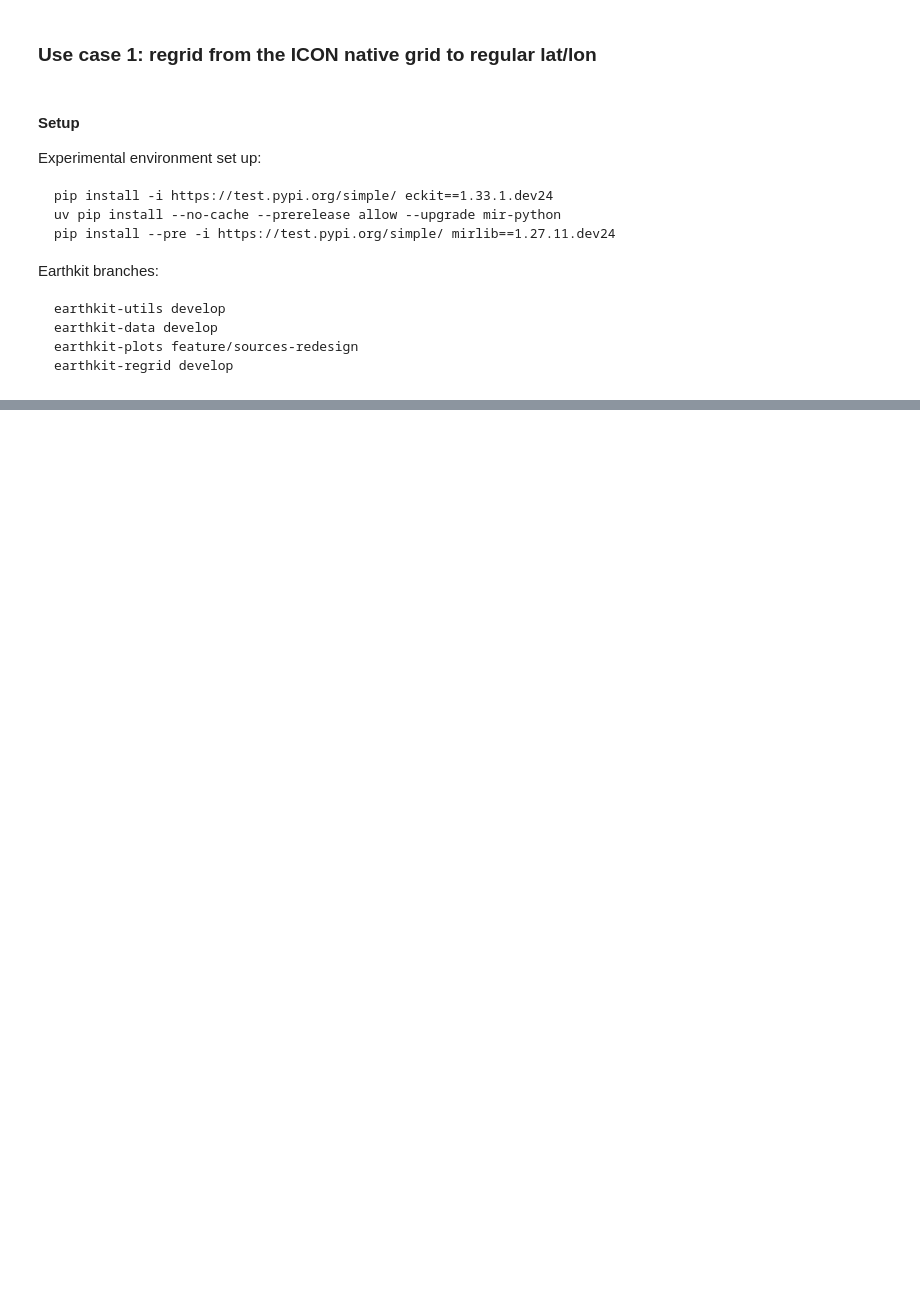
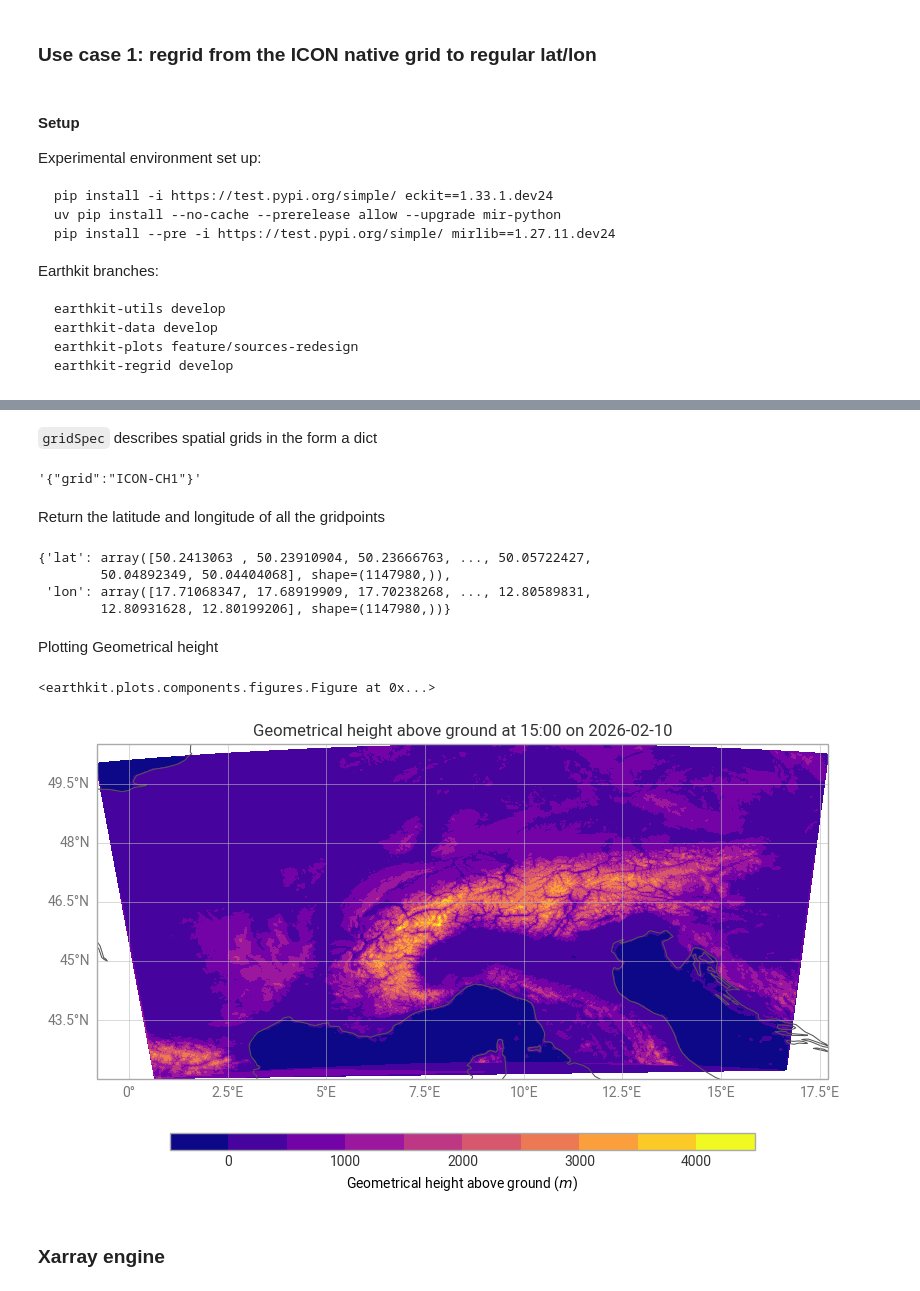
Before and after one commit to MeteoSwiss/nwp-fdb-polytope-demo, a Jupyter notebook: examples/Polytope/work_with_data_native_grid.ipynb, the cells around one changed output, grey strips where cells are left out. Drawn from its saved outputs; the diff is of its cells as text; code cells hidden in the pictures; blank space fills up the shorter version.

Commit message:
first draft and html for native grid

```diff
--- a/examples/Polytope/work_with_data_native_grid.ipynb
+++ b/examples/Polytope/work_with_data_native_grid.ipynb
@@ -23,8 +23,10 @@ import os
 
 os.environ['ECCODES_ECKIT_GEO'] = "1"
 
-fname = "icon-ch1-eps-202602091800-0-t_2m-ctrl.grib2"
+
+fname = "horizontal_constants_icon-ch1-eps.grib2"
 ds = ekd.from_source("file",fname)
 
+# List the fields, note `gridType` is now `unstructured``
 ds.ls()
 # %% [output]
@@ -31,0 +39,28 @@ ModuleNotFoundError: No module named 'earthkit'
+# %% [markdown]
+
+`gridSpec` describes spatial grids in the form a dict
+# %%
+f = ds[1]
+f.metadata("gridSpec")
+# %% [output]
+'{"grid":"ICON-CH1"}'
+# %% [markdown]
+Return the latitude and longitude of all the gridpoints
+# %%
+f.to_latlon()
+# %% [output]
+{'lat': array([50.2413063 , 50.23910904, 50.23666763, ..., 50.05722427,
+        50.04892349, 50.04404068], shape=(1147980,)),
+ 'lon': array([17.71068347, 17.68919909, 17.70238268, ..., 12.80589831,
+        12.80931628, 12.80199206], shape=(1147980,))}
+# %% [markdown]
+Plotting Geometrical height
+# %%
+import earthkit as ek
+
+ek.plots.quickplot(f)
+# %% [output]
+<earthkit.plots.components.figures.Figure at 0x...>
+[figure, added]
+# %% [markdown]
+### Xarray engine
```
Also changed, not shown: parts of 9 cells of this notebook, 3 other files.
